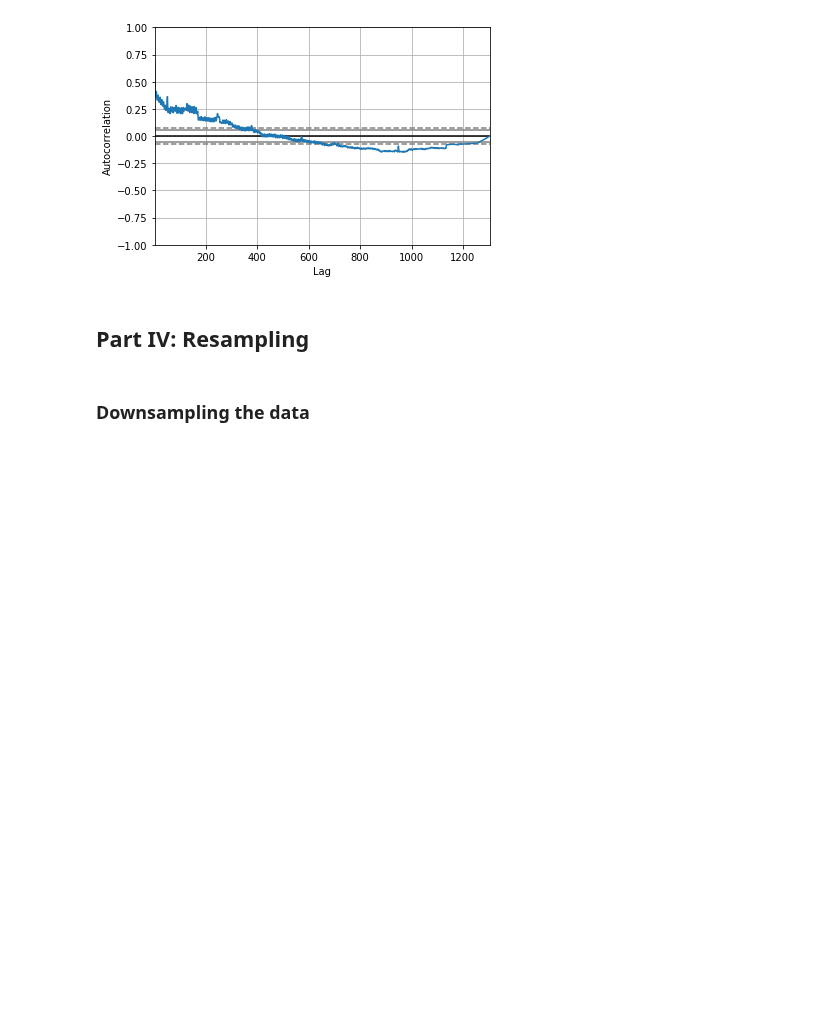
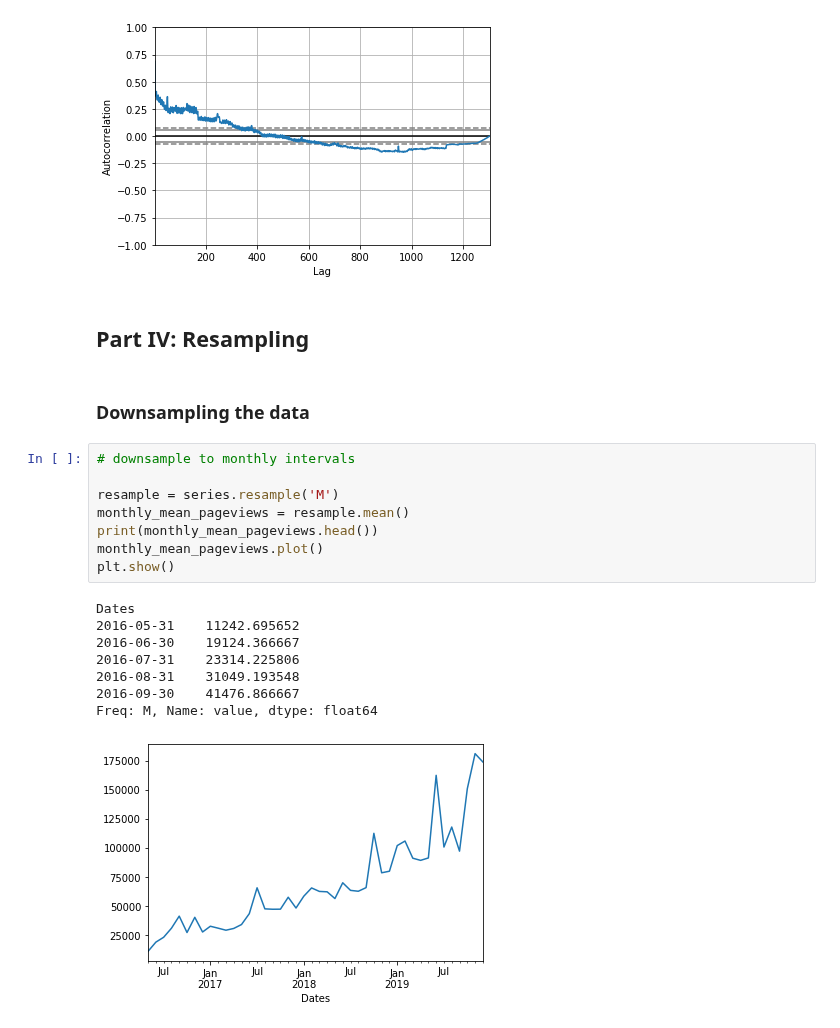
Before and after one commit to ayosamobitade/Time-Series-Analytic-Projects, a Jupyter notebook: forum pageviews/forum pageview.ipynb, the cells around one changed output. Drawn from its saved outputs; the diff is of its cells as text; blank space fills up the shorter version.

Commit message:
Time series

```diff
--- a/forum pageviews/forum pageview.ipynb
+++ b/forum pageviews/forum pageview.ipynb
@@ -348,6 +348,23 @@ plt.show()
 ## Part IV: Resampling
 # %% [markdown]
 ### Downsampling the data
+# %%
+# downsample to monthly intervals
+
+resample = series.resample('M')
+monthly_mean_pageviews = resample.mean()
+print(monthly_mean_pageviews.head())
+monthly_mean_pageviews.plot()
+plt.show()
+# %% [output]
+Dates
+2016-05-31    11242.695652
+2016-06-30    19124.366667
+2016-07-31    23314.225806
+2016-08-31    31049.193548
+2016-09-30    41476.866667
+Freq: M, Name: value, dtype: float64
+[figure, added]
 # %%
 # downsample to quarterly intervals
 
```
Also changed, not shown: parts of 5 cells of this notebook.
